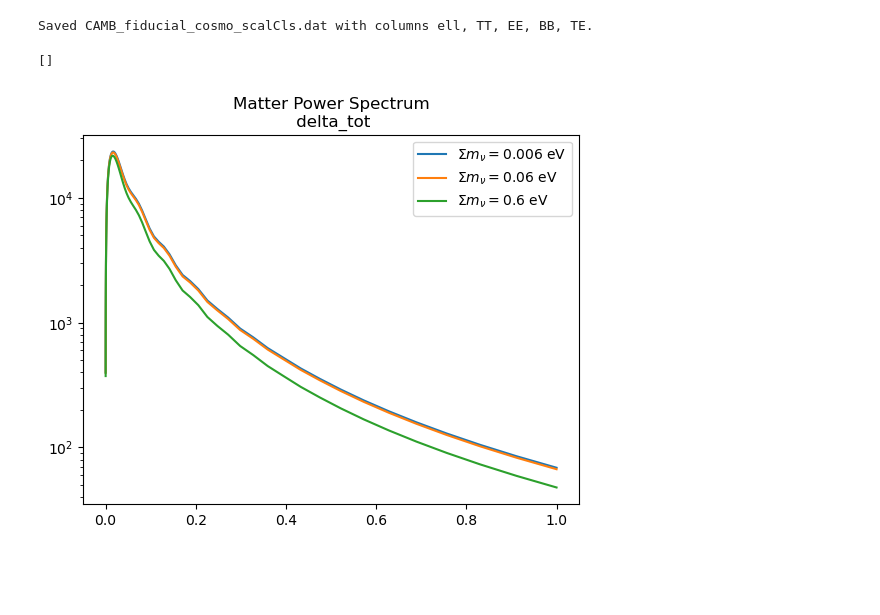
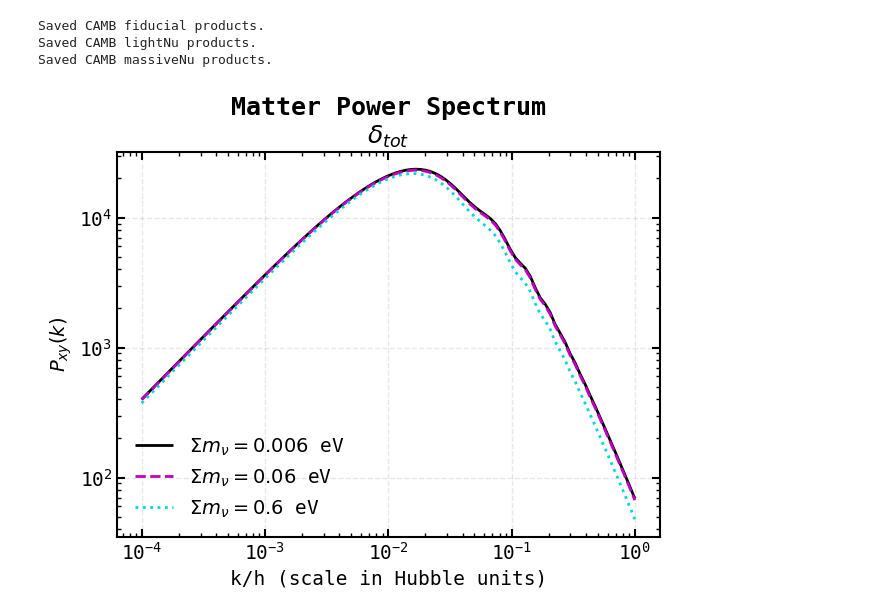
Before and after one commit to henry-e-n/SO_PointingReqs, a Jupyter notebook: CMB_sims/Intro_to_CAMB.ipynb, the cells around one changed output. Drawn from its saved outputs; the diff is of its cells as text; code cells hidden in the pictures; blank space fills up the shorter version.

Commit message:
CAMB sims

```diff
--- a/CMB_sims/Intro_to_CAMB.ipynb
+++ b/CMB_sims/Intro_to_CAMB.ipynb
@@ -1,6 +1,11 @@
 # %%
 import numpy as np
 import matplotlib.pyplot as plt
+import matplotlib
+import os
+
+matplotlib.style.use(os.path.join("/shared_home/henachman/.matplotlib/stylelib", "HNCustomMono.mplstyle"))
+
 # Import
 import camb
 # %%
@@ -13,7 +18,7 @@ cosmo_params = dict(
     H0=67.5, # Hubble constant today, in km/s/Mpc. Sets the present expansion rate.
     ombh2=0.022, # Physical baryon density, controls the baryon content: protons, nuclei, electrons.
     omch2=0.122, # Physical cold dark matter density, controls the CDM abundance.
-    mnu=0.6, # Sum of neutrino masses, in eV.
+    mnu=0.06, # Sum of neutrino masses, in eV.
     omk=0.0, # Curvature density, 0.0 means a spatially flat Universe.
     tau=0.06, # Optical depth to reionization.
     As=2.0e-9, # Amplitude of the primordial scalar power spectrum, defined at a pivot scale. Sets the overall amplitude of initial perturbations.
@@ -21,52 +26,58 @@ cosmo_params = dict(
     halofit_version="mead", # Choice of nonlinear matter power spectrum correction. "mead" refers to the Mead/HMCode-style nonlinear prescription.
     lmax=lmax,
 )
-pars = camb.set_params(**cosmo_params, WantTransfer=True)
-# print(pars)
-pars.set_for_lmax(lmax, lens_potential_accuracy=2)
 
-# Compute results for these parameters
-results = camb.get_results(pars)
-cls = results.get_total_cls(lmax=lmax, CMB_unit="muK")
+def get_cosmo(cosmo_params, file_tag="fiducial"):
+    pars = camb.set_params(**cosmo_params, WantTransfer=True)
+    # print(pars)
+    pars.set_for_lmax(lmax, lens_potential_accuracy=2)
 
-# Matter power Spectrum
-# pk_interpolator = results.get_matter_power_interpolator(
-#     var1='delta_tot', var2='delta_tot', hubble_units=True, k_hunit=True
-# )
-# pk_val = pk_interpolator.P(z=0, k=0.1)  # P(k) at z=0, k=0.1 h/Mpc
+    # Compute results for these parameters
+    results = camb.get_results(pars)
+    cls = results.get_total_cls(lmax=lmax, CMB_unit="muK")
 
-results.calc_power_spectra()
 
-results.calc_transfers(pars)
-mp_spec = results.get_matter_power_spectrum()
-# save the matter power spectrum as a dat file
+    results.calc_power_spectra()
+    results.calc_transfers(pars)
 
-np.savetxt("CAMB_massiveNu.dat", np.column_stack([mp_spec[0], mp_spec[2][0]]))
+    mp_spec = results.get_matter_power_spectrum()
+    # save the matter power spectrum as a dat file\
+    np.savetxt(f"CAMB_Pk_{file_tag}.dat", np.column_stack([mp_spec[0], mp_spec[2][0]]))
 
-# print(mp_spec)
-# CAMB returns columns TT, EE, BB, TE. Store them with ell as the first column.
-# This file will be used by later notebooks.
-ell = np.arange(lmax + 1)
-np.savetxt("CAMB_fiducial_cosmo_scalCls_massiveNu.dat", np.column_stack([ell, cls]))
+    # CAMB returns columns TT, EE, BB, TE. Store them with ell as the first column.
+    # This file will be used by later notebooks.
+    ell = np.arange(lmax + 1)
+    np.savetxt(f"CAMB_scalCls_{file_tag}.dat", np.column_stack([ell, cls]))
 
-print("Saved CAMB_fiducial_cosmo_scalCls.dat with columns ell, TT, EE, BB, TE.")
+    print(f"Saved CAMB {file_tag} products.")
-# %% [output]
-Saved CAMB_fiducial_cosmo_scalCls.dat with columns ell, TT, EE, BB, TE.
+# %%
+get_cosmo(cosmo_params)
+cosmo_params["mnu"] = 0.006
+get_cosmo(cosmo_params, "lightNu")
+cosmo_params["mnu"] = 0.6
+get_cosmo(cosmo_params, "massiveNu")
+# %% [output]
+Saved CAMB fiducial products.
+Saved CAMB lightNu products.
+Saved CAMB massiveNu products.
 # %%
-kz, Pk = np.loadtxt("CAMB_fiducial.dat", usecols=(0, 1), unpack=True)
-kz_mNu, Pk_mNu = np.loadtxt("CAMB_massiveNu.dat", usecols=(0, 1), unpack=True)
-kz_lNu, Pk_lNu = np.loadtxt("CAMB_lightNu.dat", usecols=(0, 1), unpack=True)
+kz, Pk = np.loadtxt("CAMB_Pk_fiducial.dat", usecols=(0, 1), unpack=True)
+kz_mNu, Pk_mNu = np.loadtxt("CAMB_Pk_massiveNu.dat", usecols=(0, 1), unpack=True)
+kz_lNu, Pk_lNu = np.loadtxt("CAMB_Pk_lightNu.dat", usecols=(0, 1), unpack=True)
 
 
 plt.plot(kz_lNu, Pk_lNu, label=r"$\Sigma m_{\nu}=0.006$ eV")
 plt.plot(kz, Pk, label=r"$\Sigma m_{\nu}=0.06$ eV")
 plt.plot(kz_mNu, Pk_mNu, label=r"$\Sigma m_{\nu}=0.6$ eV")
 plt.legend()
-plt.title("Matter Power Spectrum\n delta_tot")
+plt.title("Matter Power Spectrum\n" + r"$\delta_{tot}$")
+plt.xlabel("k/h (scale in Hubble units)")
+plt.ylabel(r"$P_{xy}(k)$")
 plt.semilogy()
+plt.semilogx()
+plt.show()
 # %% [output]
-[]
-[figure, old version]
+[figure, new version]
 # %%
 # ============================================================
 # 1.2  Read and plot the temperature spectrum
```
Also changed, not shown: parts of 1 cell of this notebook, 6 other files.
